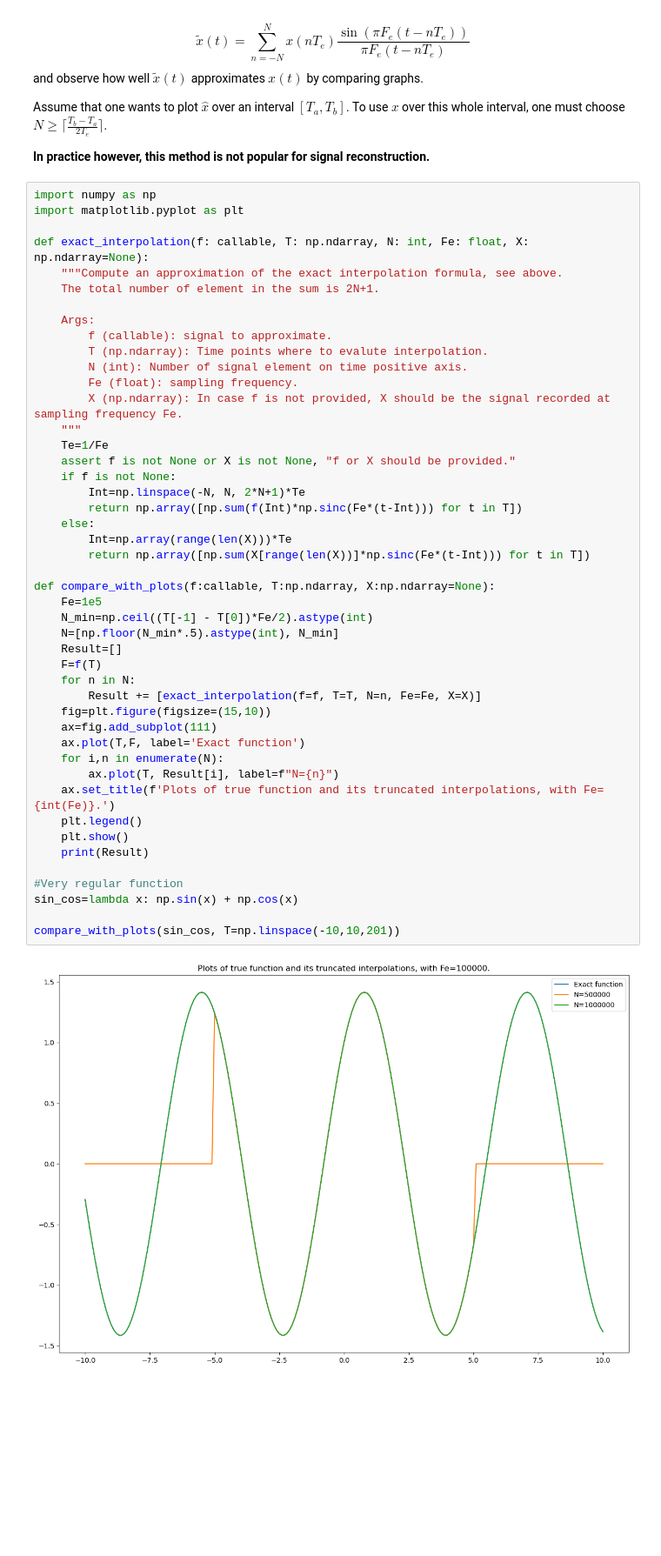
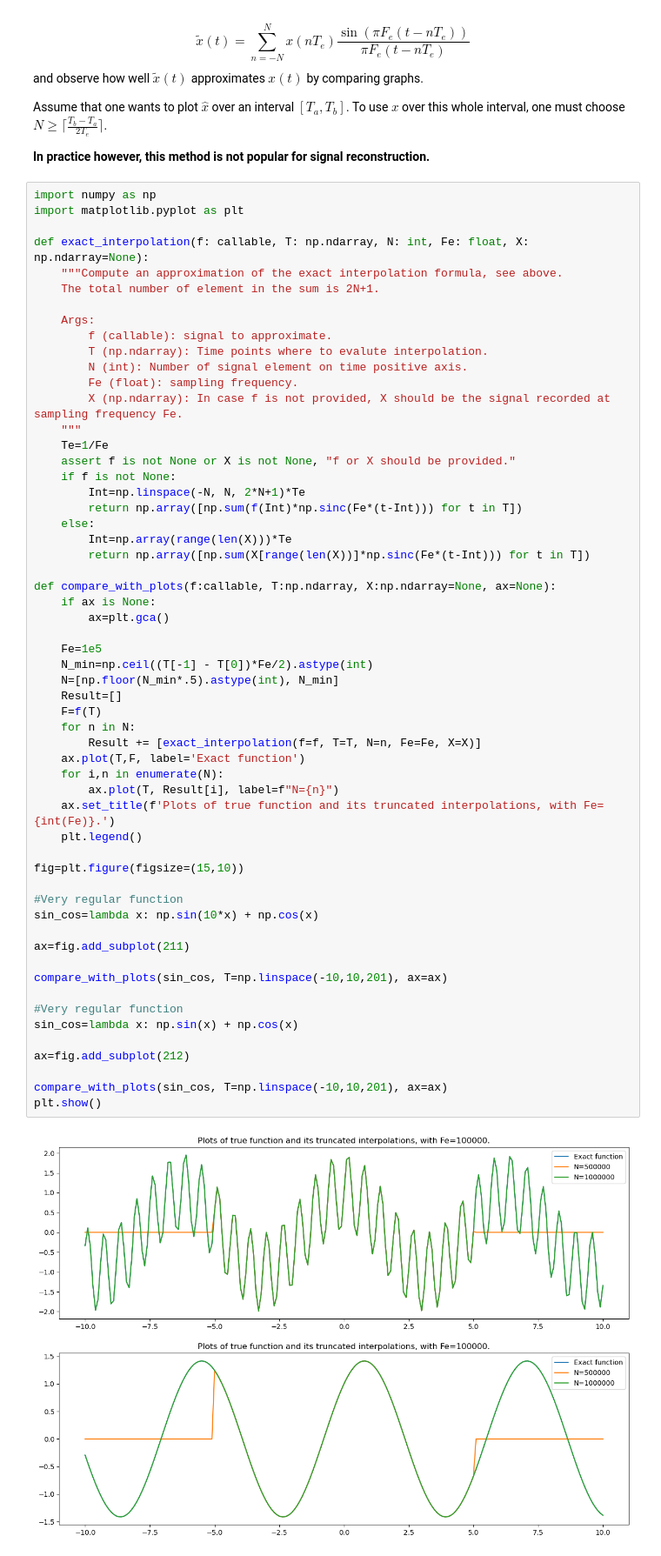
Before and after one commit to roomate/ML_from_scratch, a Jupyter notebook: interpolation.ipynb, the cells around one changed output. Shown at 87% size. Drawn from its saved outputs; the diff is of its cells as text; blank space fills up the shorter version.

```diff
--- a/interpolation.ipynb
+++ b/interpolation.ipynb
@@ -33,37 +33,48 @@ def exact_interpolation(f: callable, T: np.ndarray, N: int, Fe: float, X: np.nda
         N (int): Number of signal element on time positive axis.
         Fe (float): sampling frequency.
         X (np.ndarray): In case f is not provided, X should be the signal recorded at sampling frequency Fe.
     """
     Te=1/Fe
     assert f is not None or X is not None, "f or X should be provided."
     if f is not None:
         Int=np.linspace(-N, N, 2*N+1)*Te
         return np.array([np.sum(f(Int)*np.sinc(Fe*(t-Int))) for t in T])
     else:
         Int=np.array(range(len(X)))*Te
         return np.array([np.sum(X[range(len(X))]*np.sinc(Fe*(t-Int))) for t in T])
 
-def compare_with_plots(f:callable, T:np.ndarray, X:np.ndarray=None):
+def compare_with_plots(f:callable, T:np.ndarray, X:np.ndarray=None, ax=None):
+    if ax is None:
+        ax=plt.gca()
+
     Fe=1e5
     N_min=np.ceil((T[-1] - T[0])*Fe/2).astype(int)
     N=[np.floor(N_min*.5).astype(int), N_min]
     Result=[]
     F=f(T)
     for n in N:
         Result += [exact_interpolation(f=f, T=T, N=n, Fe=Fe, X=X)]
-    fig=plt.figure(figsize=(15,10))
-    ax=fig.add_subplot(111)
     ax.plot(T,F, label='Exact function')
     for i,n in enumerate(N):
         ax.plot(T, Result[i], label=f"N={n}")
     ax.set_title(f'Plots of true function and its truncated interpolations, with Fe={int(Fe)}.')
     plt.legend()
-    plt.show()
-    print(Result)
+
+fig=plt.figure(figsize=(15,10))
+
+#Very regular function
+sin_cos=lambda x: np.sin(10*x) + np.cos(x)
+
+ax=fig.add_subplot(211)
+
+compare_with_plots(sin_cos, T=np.linspace(-10,10,201), ax=ax)
 
 #Very regular function
 sin_cos=lambda x: np.sin(x) + np.cos(x)
 
-compare_with_plots(sin_cos, T=np.linspace(-10,10,201))
+ax=fig.add_subplot(212)
+
+compare_with_plots(sin_cos, T=np.linspace(-10,10,201), ax=ax)
+plt.show()
 # %% [output]
-[figure, old version]
+[figure, new version]
```
Also changed, not shown: parts of 1 cell of this notebook.
